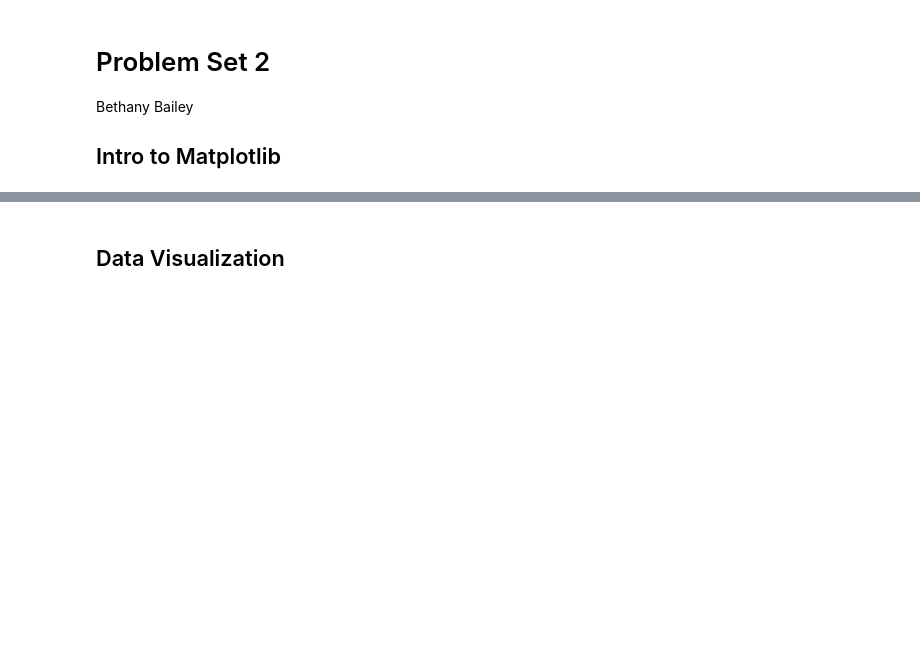
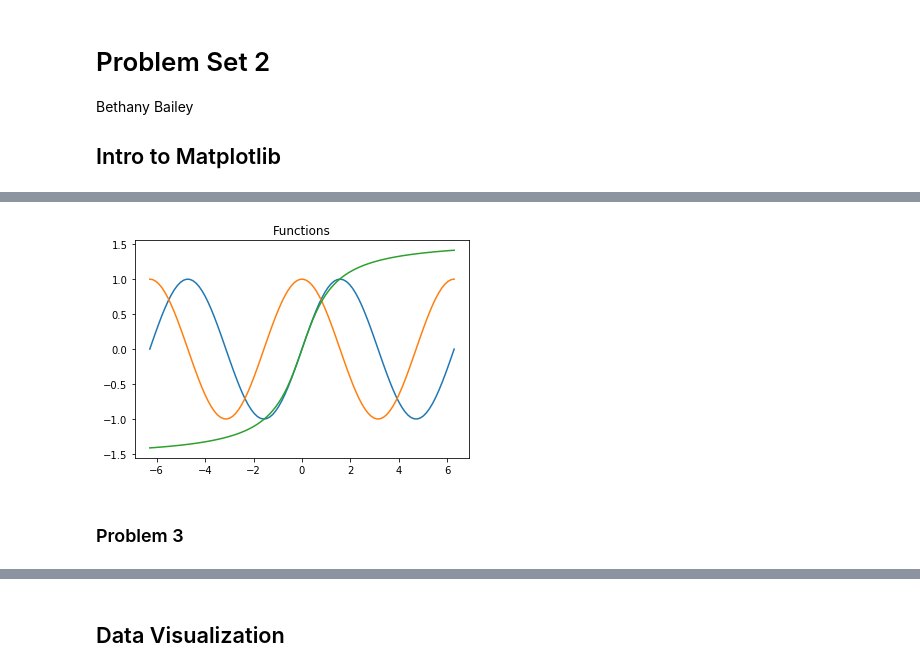
Before and after one commit to bethbailey/BootCamp2018, a Jupyter notebook: ProbSets/Comp/ProbSet2/ProbSet2.ipynb, the cells around one changed output, grey strips where cells are left out. Saved outputs shown, nothing was run; the diff lists cells and outputs as text; code cells hidden in the pictures; blank space fills up the shorter version.

```diff
--- a/ProbSets/Comp/ProbSet2/ProbSet2.ipynb
+++ b/ProbSets/Comp/ProbSet2/ProbSet2.ipynb
@@ -11,0 +37,16 @@ import matplotlib.pyplot as plt
+# %%
+def plot_functions():
+    x = np.linspace(-2*np.pi, 2*np.pi, 100);
+    sin = np.sin(x)
+    cos = np.cos(x)
+    arctan = np.arctan(x)
+    plt.plot(x, sin, x, cos, x, arctan)
+    plt.title("Functions")
+    plt.legend()
+    plt.show()
+# %%
+plot_functions()
+# %% [output]
+[figure, added]
+# %% [markdown]
+### Problem 3
```
Also changed, not shown: parts of 80 cells of this notebook, 11 other files.
